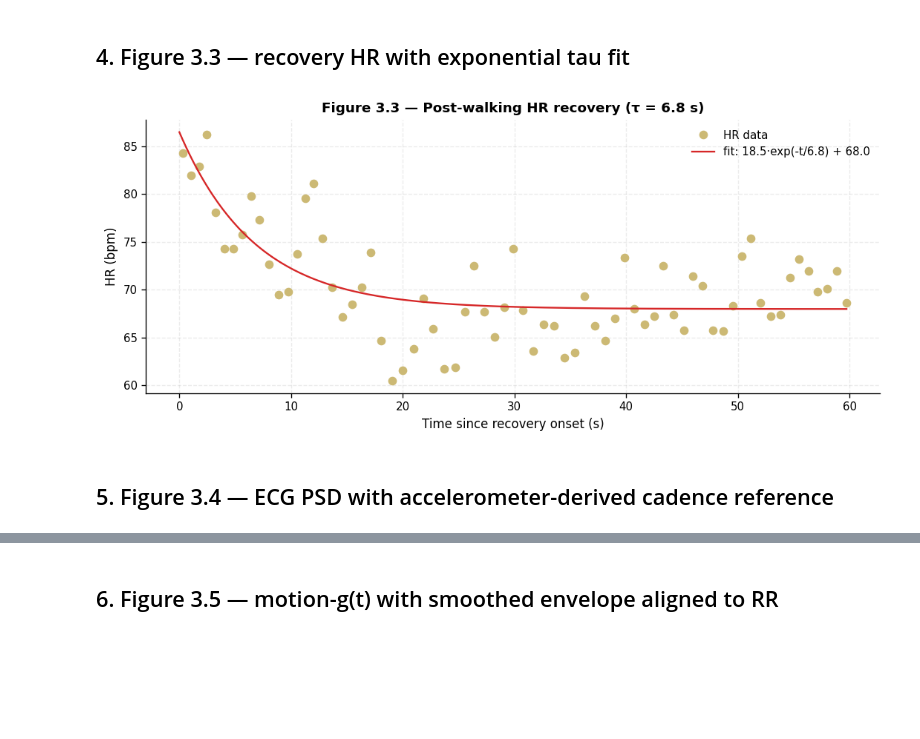
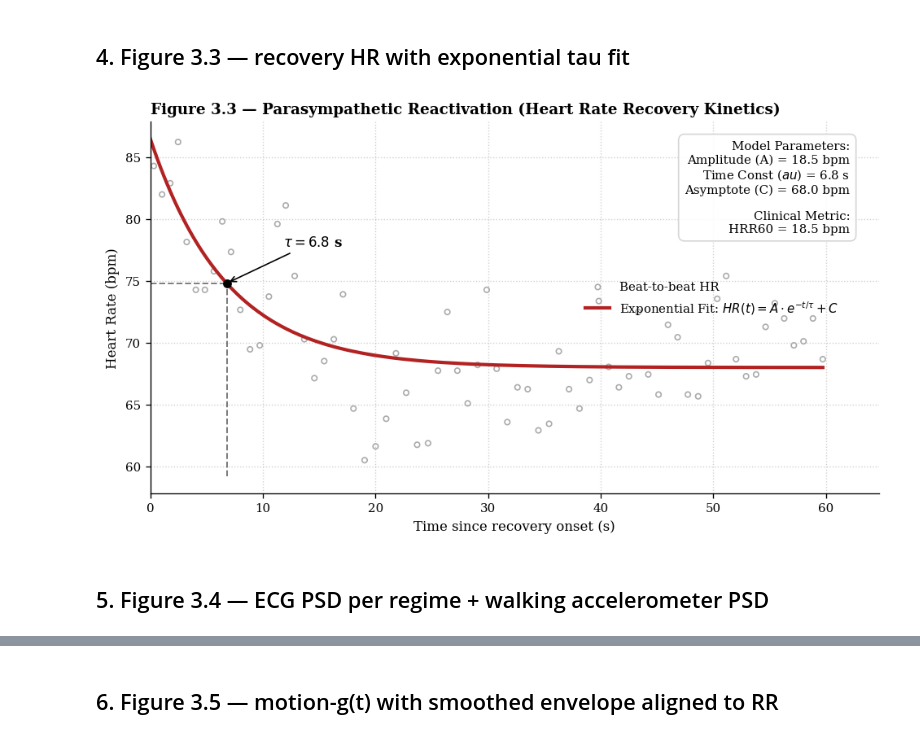
Before and after one commit to peienwu1216/hw5_ecg-analysis, a Jupyter notebook: notebooks/04_experiment_3.ipynb, the cells around one changed output, grey strips where cells are left out. Cells and saved outputs as stored; diff of their text form; code cells hidden in the pictures; blank space fills up the shorter version.

```diff
--- a/notebooks/04_experiment_3.ipynb
+++ b/notebooks/04_experiment_3.ipynb
@@ -99,44 +168,92 @@ plt.show()
 # %% [markdown]
 ## 4. Figure 3.3 — recovery HR with exponential tau fit
 # %%
+import matplotlib.pyplot as plt
+import numpy as np
 from scipy.optimize import curve_fit
+
+# 1. 統一 IEEE 標準字體設定
+plt.rcParams.update({
+    'font.family': 'serif',
+    'font.size': 10,
+    'axes.labelsize': 10,
+    'axes.titlesize': 11,
+    'legend.fontsize': 9
+})
 
 def exp_decay(t, A, tau, C):
     return A * np.exp(-t / tau) + C
 
 t_rec0, t_rec1 = cfg.E3_SEG["recovery"]
 mask = (r.rr_times_nk >= t_rec0) & (r.rr_times_nk < t_rec1)
 t_rec = r.rr_times_nk[mask] - t_rec0
 hr_rec = 60000.0 / r.rr_ms_nk[mask]
 
 try:
     popt, _ = curve_fit(exp_decay, t_rec, hr_rec,
                         p0=[hr_rec[0]-hr_rec[-1], 20.0, hr_rec[-1]],
                         maxfev=5000)
     A, tau, C = popt
     t_fit = np.linspace(0, t_rec.max(), 200)
     hr_fit = exp_decay(t_fit, *popt)
     fit_ok = True
 except Exception as exc:
     A = tau = C = float("nan"); fit_ok = False
     print(f"Fit failed: {exc}")
 
-fig, ax = plt.subplots(figsize=(9, 4))
-ax.plot(t_rec, hr_rec, "o", color=PL.STYLE_COLORS["E3_walk"], label="HR data")
+# 2. 開始繪製頂刊等級圖表
+fig, ax = plt.subplots(figsize=(8, 4.5), constrained_layout=True)
+
+# 繪製原始數據 (使用灰色半透明，弱化高頻雜訊的干擾)
+ax.scatter(t_rec, hr_rec, facecolor='none', edgecolor='#888888', s=15, alpha=0.7, label="Beat-to-beat HR")
+
 if fit_ok:
-    ax.plot(t_fit, hr_fit, "-", color="tab:red", linewidth=1.4,
-            label=f"fit: {A:.1f}·exp(-t/{tau:.1f}) + {C:.1f}")
+    # 繪製擬合曲線 (使用搶眼的深紅色)
+    ax.plot(t_fit, hr_fit, "-", color="#B22222", linewidth=2.5,
+            label=r"Exponential Fit: $HR(t) = A \cdot e^{-t/\tau} + C$")
+
+    # 【關鍵視覺化】：標示 Tau 的位置 (下降 63.2%)
+    hr_at_tau = exp_decay(tau, *popt)
+    ax.plot([tau, tau], [ax.get_ylim()[0], hr_at_tau], 'k--', alpha=0.5, lw=1.2)
+    ax.plot([0, tau], [hr_at_tau, hr_at_tau], 'k--', alpha=0.5, lw=1.2)
+    ax.scatter([tau], [hr_at_tau], color='black', s=30, zorder=5)
+
+    # 標註 Tau
+    ax.annotate(rf'$\tau = {tau:.1f}$ s', xy=(tau, hr_at_tau), xytext=(tau + 5, hr_at_tau + 3),
+                arrowprops=dict(arrowstyle="->", color='black', connectionstyle="arc3"),
+                fontsize=10, fontweight='bold')
+
+    # 計算臨床常用指標 HRR60 (Recovery after 1 minute)
+    hr_0 = exp_decay(0, *popt)
+    hr_60 = exp_decay(60, *popt)
+    hrr_60 = hr_0 - hr_60
+
+    # 製作精緻的數據面板
+    stats_text = (
+        f"Model Parameters:\n"
+        f"Amplitude (A) = {A:.1f} bpm\n"
+        f"Time Const ($\tau$) = {tau:.1f} s\n"
+        f"Asymptote (C) = {C:.1f} bpm\n\n"
+        f"Clinical Metric:\n"
+        f"HRR60 = {hrr_60:.1f} bpm"
+    )
+    ax.text(0.96, 0.95, stats_text, transform=ax.transAxes,
+            fontsize=9, verticalalignment='top', horizontalalignment='right',
+            bbox=dict(boxstyle='round,pad=0.5', facecolor='white', alpha=0.9, edgecolor='lightgray'))
+
 ax.set_xlabel("Time since recovery onset (s)")
-ax.set_ylabel("HR (bpm)")
-ax.set_title(f"Figure 3.3 — Post-walking HR recovery (τ = {tau:.1f} s)")
-ax.legend()
-fig.tight_layout()
-PL.save_figure(fig, "nb04_fig03_e3_recovery_tau.pdf")
+ax.set_ylabel("Heart Rate (bpm)")
+ax.set_title("Figure 3.3 — Parasympathetic Reactivation (Heart Rate Recovery Kinetics)", loc='left', fontweight='bold')
+ax.grid(True, linestyle=':', alpha=0.6)
+ax.legend(loc='upper right', bbox_to_anchor=(0.96, 0.6))
+ax.set_xlim(0, t_rec.max() + 5)
+
+PL.save_figure(fig, 'nb04_fig03_e3_recovery_tau.pdf')
 plt.show()
 # %% [output]
-[figure, old version]
+[figure, new version]
 # %% [markdown]
-## 5. Figure 3.4 — ECG PSD with accelerometer-derived cadence reference
+## 5. Figure 3.4 — ECG PSD per regime + walking accelerometer PSD
 # %%
 import matplotlib.pyplot as plt
 import numpy as np
```
Also changed, not shown: parts of 10 cells of this notebook.
